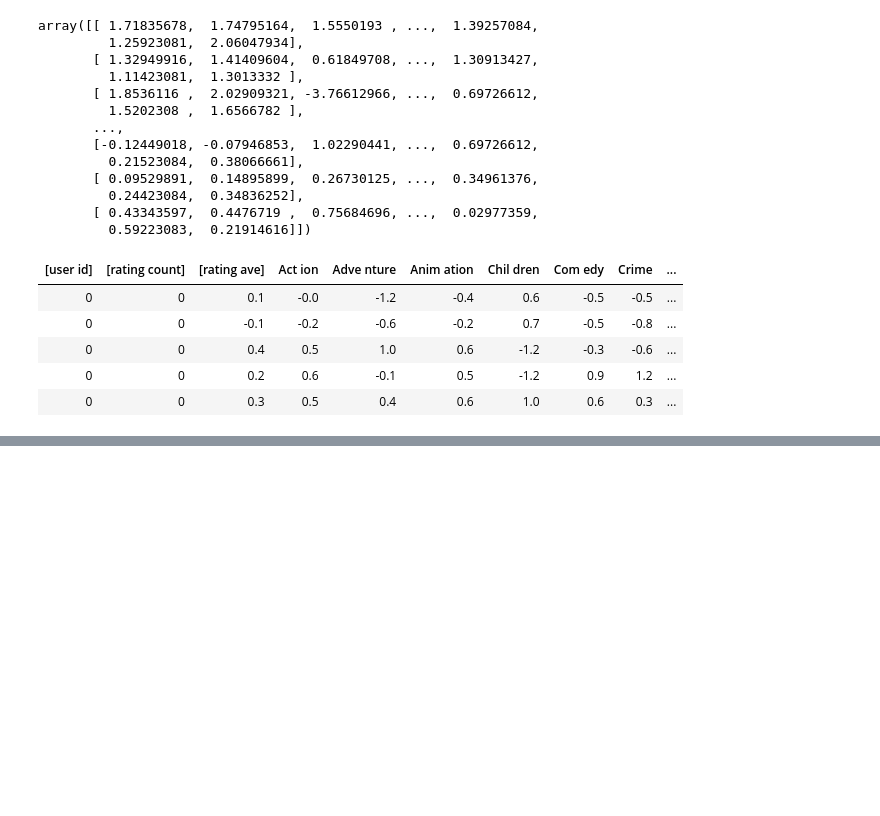
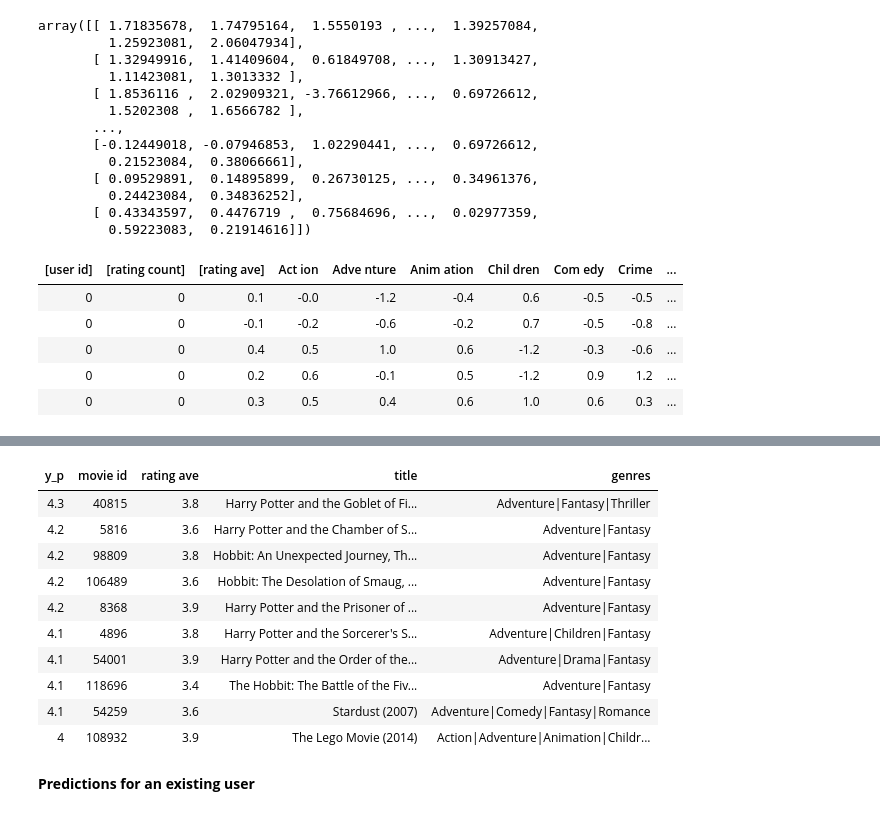
Before and after one commit to mosahle7/ML, a Jupyter notebook: movie-content-based-filtering-recommender-system.ipynb, the cells around one changed output, grey strips where cells are left out. Drawn from its saved outputs; the diff is of its cells as text; code cells hidden in the pictures; blank space fills up the shorter version.

```diff
--- a/movie-content-based-filtering-recommender-system.ipynb
+++ b/movie-content-based-filtering-recommender-system.ipynb
@@ -383,0 +439,14 @@ print_train(user_train[:, u_s:], user_features, uvs, u_s, maxcount=5)
+# %%
+user_vecs = gen_user_vecs(user_vec, len(item_vecs))
+
+suser_vecs = scalerUser.transform(user_vecs)
+sitem_vecs = scalerItem.transform(item_vecs)
+
+y_p = model.predict([suser_vecs[:,u_s:], sitem_vecs[:,i_s:]])
+
+y_pu = scalerTarget.inverse_transform(y_p)
+# y_p
+
+sorted_index = np.argsort(-y_pu,axis=0).reshape(-1).tolist()
+sorted_ypu = y_pu[sorted_index]
+sorted_items = item_vecs[sorted_index]
@@ -383,0 +455,33 @@ print_train(user_train[:, u_s:], user_features, uvs, u_s, maxcount=5)
+# %%
+def print_pred_movies(y_p, item, movie_dict, maxcount=10):
+    """ print results of prediction of a new user. inputs are expected to be in
+        sorted order, unscaled. """
+    count = 0
+    disp = [["y_p", "movie id", "rating ave", "title", "genres"]]
+
+    for i in range(0, y_p.shape[0]):
+        if count == maxcount:
+            break
+        count += 1
+        movie_id = item[i, 0].astype(int)
+        disp.append([np.around(y_p[i, 0], 1), item[i, 0].astype(int), np.around(item[i, 2].astype(float), 1),
+                     movie_dict[movie_id]['title'], movie_dict[movie_id]['genres']])
+
+    table = tabulate.tabulate(disp, tablefmt='html', headers="firstrow")
+    return table
+# %%
+print_pred_movies(sorted_ypu, sorted_items, movie_dict, maxcount = 10)
+# %% [output]
+| y_p | movie id | rating ave | title | genres |
+| 4.3 | 40815 | 3.8 | Harry Potter and the Goblet of Fi... | Adventure|Fantasy|Thriller |
+| 4.2 | 5816 | 3.6 | Harry Potter and the Chamber of S... | Adventure|Fantasy |
+| 4.2 | 98809 | 3.8 | Hobbit: An Unexpected Journey, Th... | Adventure|Fantasy |
+| 4.2 | 106489 | 3.6 | Hobbit: The Desolation of Smaug, ... | Adventure|Fantasy |
+| 4.2 | 8368 | 3.9 | Harry Potter and the Prisoner of ... | Adventure|Fantasy |
+| 4.1 | 4896 | 3.8 | Harry Potter and the Sorcerer's S... | Adventure|Children|Fantasy |
+| 4.1 | 54001 | 3.9 | Harry Potter and the Order of the... | Adventure|Drama|Fantasy |
+| 4.1 | 118696 | 3.4 | The Hobbit: The Battle of the Fiv... | Adventure|Fantasy |
+| 4.1 | 54259 | 3.6 | Stardust (2007) | Adventure|Comedy|Fantasy|Romance |
+| 4 | 108932 | 3.9 | The Lego Movie (2014) | Action|Adventure|Animation|Childr... |
+# %% [markdown]
+**Predictions for an existing user**
```
Also changed, not shown: parts of 19 cells of this notebook.
